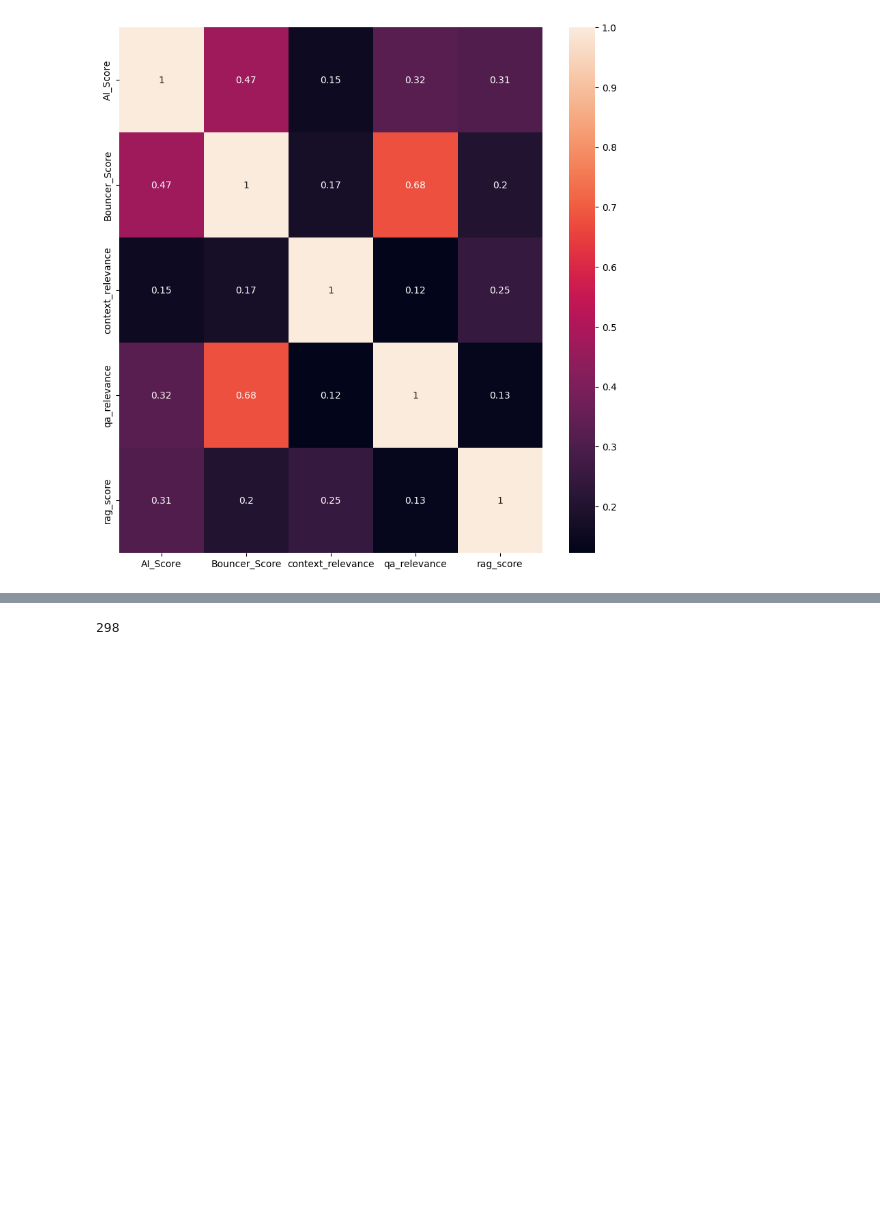
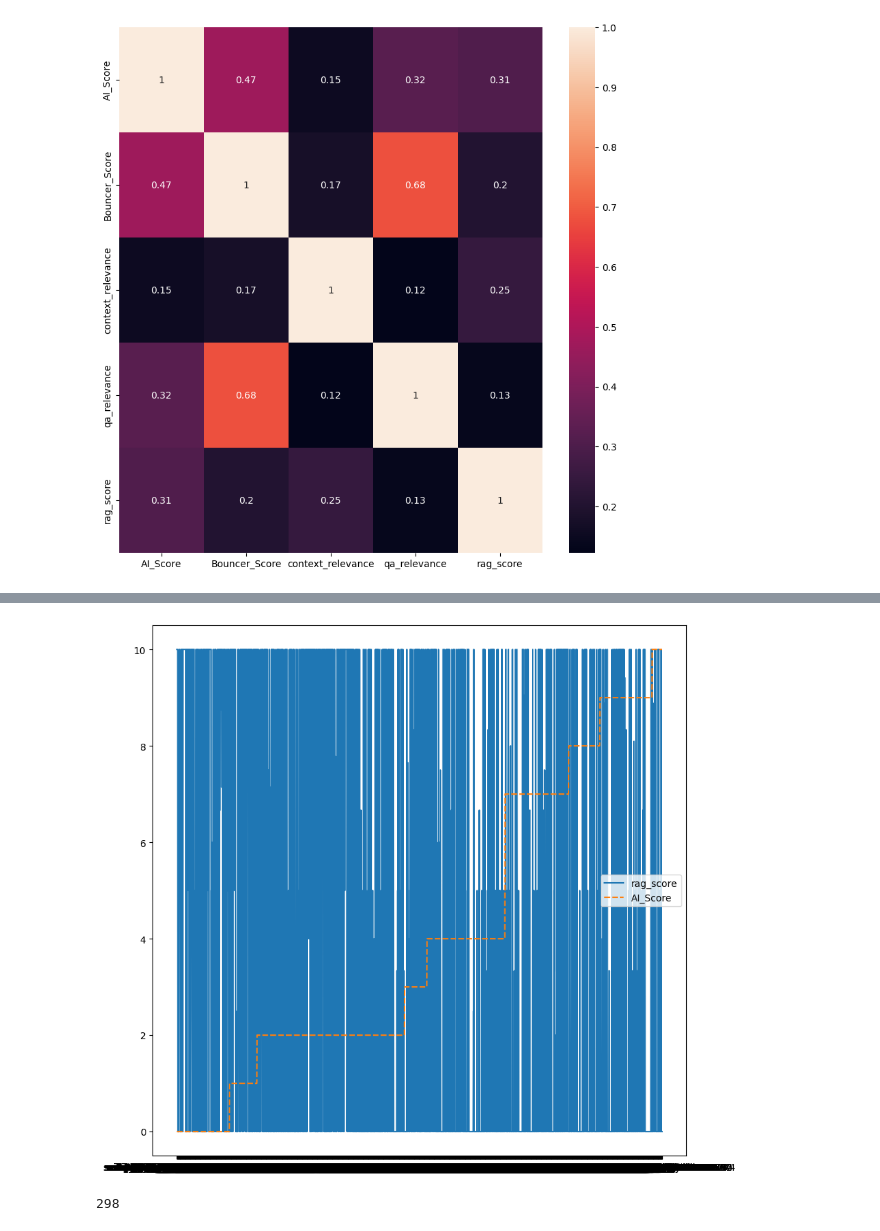
Before and after one commit to NobleMathews/mayil_eval, a Jupyter notebook: j_visualize_scores.ipynb, the cells around one changed output, grey strips where cells are left out. Drawn from its saved outputs; the diff is of its cells as text; code cells hidden in the pictures; blank space fills up the shorter version.

```diff
--- a/j_visualize_scores.ipynb
+++ b/j_visualize_scores.ipynb
@@ -1,7 +1,7 @@
 # %%
 import pandas as pd
 
-df = pd.read_json('df_sorted.json').transpose()
+df_sorted = pd.read_json('df_sorted.json').transpose()
 # %%
 import json
 
@@ -20,7 +16,7 @@ for issue_details in ground_truth:
             ai_score_details = json.load(f)
         with open(f"./data/RAG_triad_eval/v1/{issue_details['instance_id']}.json", "r") as f:
             generated_details = json.load(f)
-        if issue_details['instance_id'] not in df["rescaled_performance_score"]:
+        if issue_details['instance_id'] not in df_sorted["rescaled_performance_score"]:
             continue
         ai_score = ai_score_details['score']
         collected_data = generated_details["mayil_collected_data"]
@@ -31,7 +27,10 @@ for issue_details in ground_truth:
         issue_counter['context_relevance'] = collected_data["context_relevance"]*10
         # issue_counter['groundedness_score'] = collected_data["groundedness_score"]*10
         issue_counter['qa_relevance'] = collected_data["qa_relevance"]*10
-        issue_counter['rag_score'] = df["rescaled_performance_score"][issue_details['instance_id']]
+        #rescaled_performance_score
+        # percent_modified_files_not_fetched
+        # percent_recommended_snippets_modified
+        issue_counter['rag_score'] = df_sorted["rescaled_performance_score"][issue_details['instance_id']] / 10
 
     except Exception as e:
         print(f"Error for {issue_details['instance_id']}: {e}")
@@ -90,3 +95,10 @@ rag_score           1.000000
+# %%
+plt.figure(figsize=(10, 10))
+# sns.lineplot(data=df[["Bouncer_Score", "AI_Score"]].sort_values(by='AI_Score'))
+sns.lineplot(data=df[["rag_score", "AI_Score"]].sort_values(by='AI_Score'))
+plt.show()
+# %% [output]
+[figure, added]
 # %%
 len(df[df["AI_Score"] == 7])
 # %% [output]
```
Also changed, not shown: parts of 3 cells of this notebook, 5 other files.
